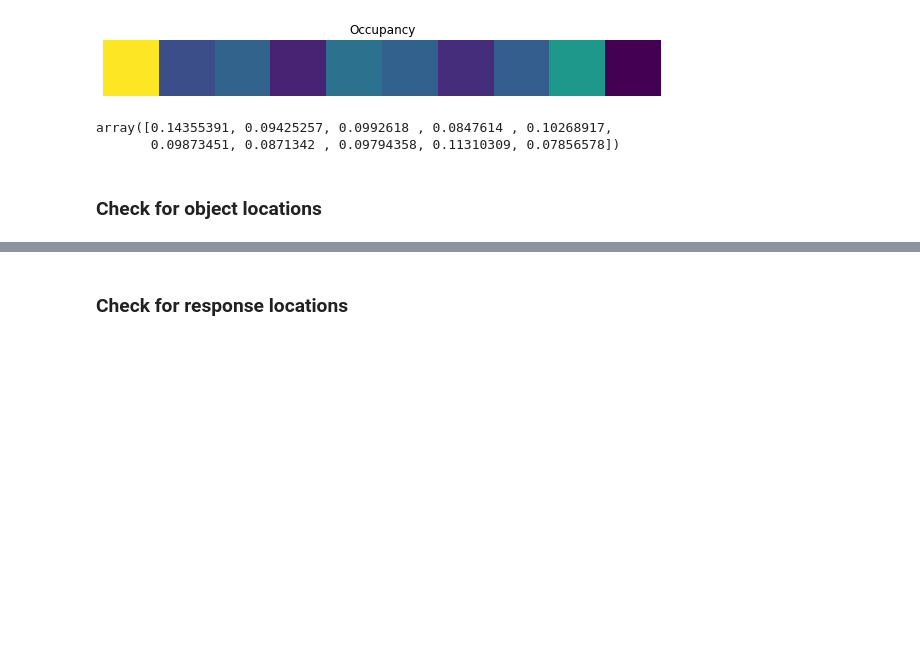
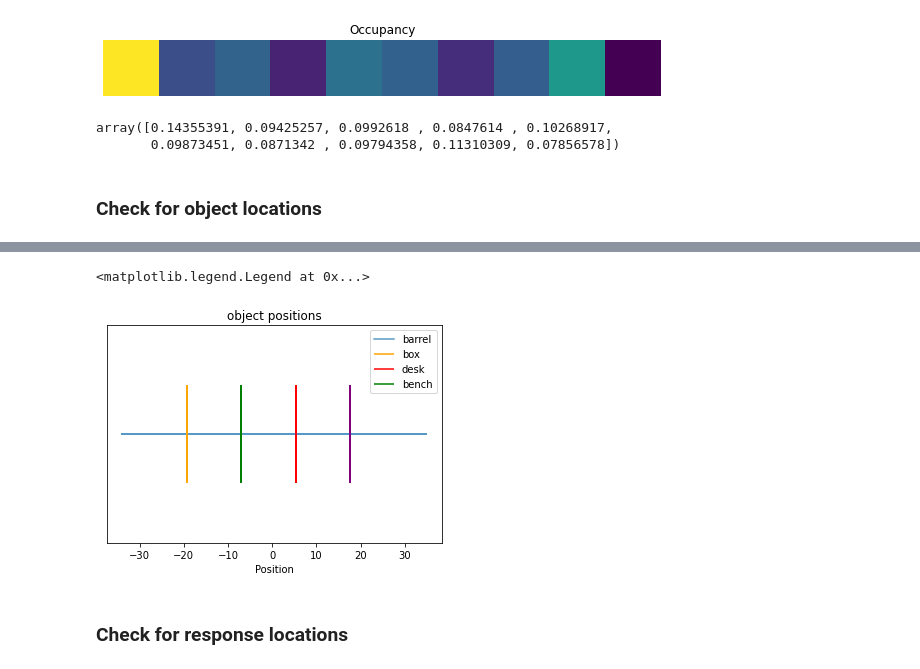
Before and after one commit to HSNPipeline/AnalyzeTrain, a Jupyter notebook: notebooks/00-DataChecks.ipynb, the cells around one changed output, grey strips where cells are left out. Cells and saved outputs as stored; diff of their text form; code cells hidden in the pictures; blank space fills up the shorter version.

```diff
--- a/notebooks/00-DataChecks.ipynb
+++ b/notebooks/00-DataChecks.ipynb
@@ -243,3 +261,10 @@ plt.scatter(obj_times, obj_pos, marker='.', color='green')
+# %%
+plot_position_1d(positions, [barrel,box,desk,bench], colors = ['orange','red','green','purple'])
+plt.title('object positions')
+plt.legend(['barrel','box','desk','bench'])
+# %% [output]
+<matplotlib.legend.Legend at 0x...>
+[figure, added]
 # %% [markdown]
 ### Check for response locations
 # %%
```
Also changed, not shown: parts of 12 cells of this notebook, 2 other files.
